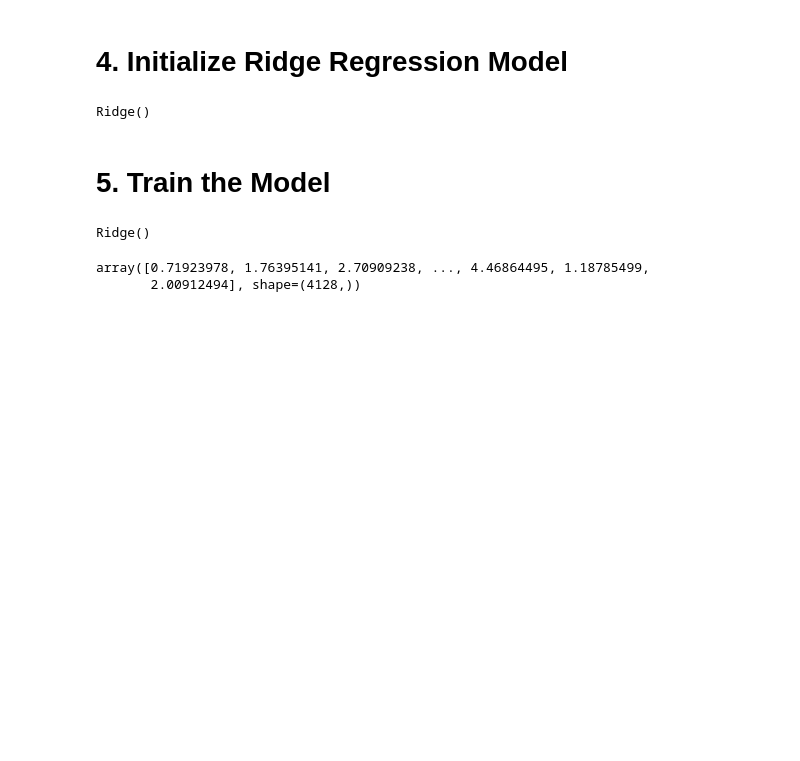
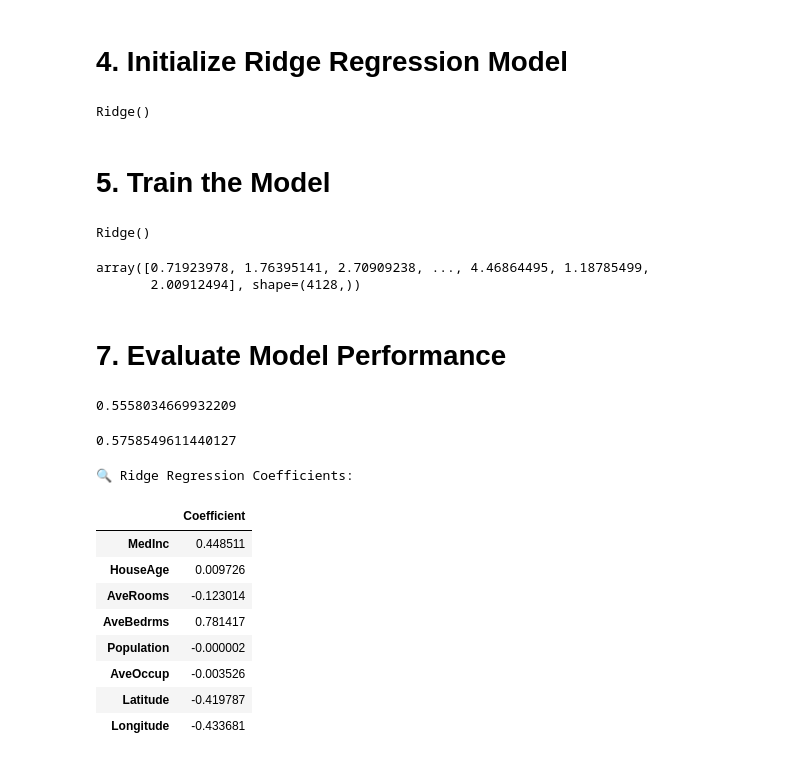
Before and after one commit to MANIVEL9655/Machine-Learning-From-the-Scratch, a Jupyter notebook: Ridge Regression.ipynb, the cells around one changed output. Drawn from its saved outputs; the diff is of its cells as text; code cells hidden in the pictures; blank space fills up the shorter version.

Commit message:
The Ridge Regression Updated

```diff
--- a/Ridge Regression.ipynb
+++ b/Ridge Regression.ipynb
@@ -41,3 +41,5 @@ y_pred
 # %% [output]
 array([0.71923978, 1.76395141, 2.70909238, ..., 4.46864495, 1.18785499,
        2.00912494], shape=(4128,))
+# %% [markdown]
+# 7. Evaluate Model Performance
@@ -43,0 +49,24 @@ array([0.71923978, 1.76395141, 2.70909238, ..., 4.46864495, 1.18785499,
+# %%
+mse
+# %% [output]
+0.5558034669932209
+# %%
+r2
+# %% [output]
+0.5758549611440127
+# %%
+coefficients = pd.DataFrame(ridge_model.coef_, X.columns, columns=["Coefficient"])
+# %%
+print("\n🔍 Ridge Regression Coefficients:")
+display(coefficients)
+# %% [output]
+🔍 Ridge Regression Coefficients:
+|  | Coefficient |
+| MedInc | 0.448511 |
+| HouseAge | 0.009726 |
+| AveRooms | -0.123014 |
+| AveBedrms | 0.781417 |
+| Population | -0.000002 |
+| AveOccup | -0.003526 |
+| Latitude | -0.419787 |
+| Longitude | -0.433681 |
```
Also changed, not shown: parts of 3 cells of this notebook.
